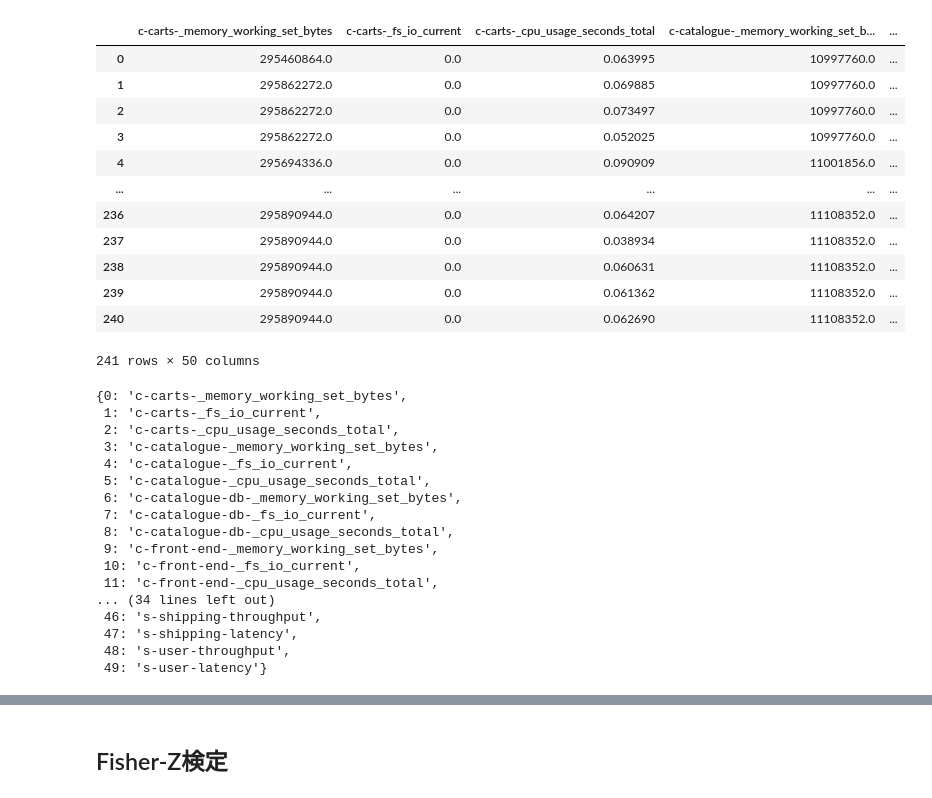
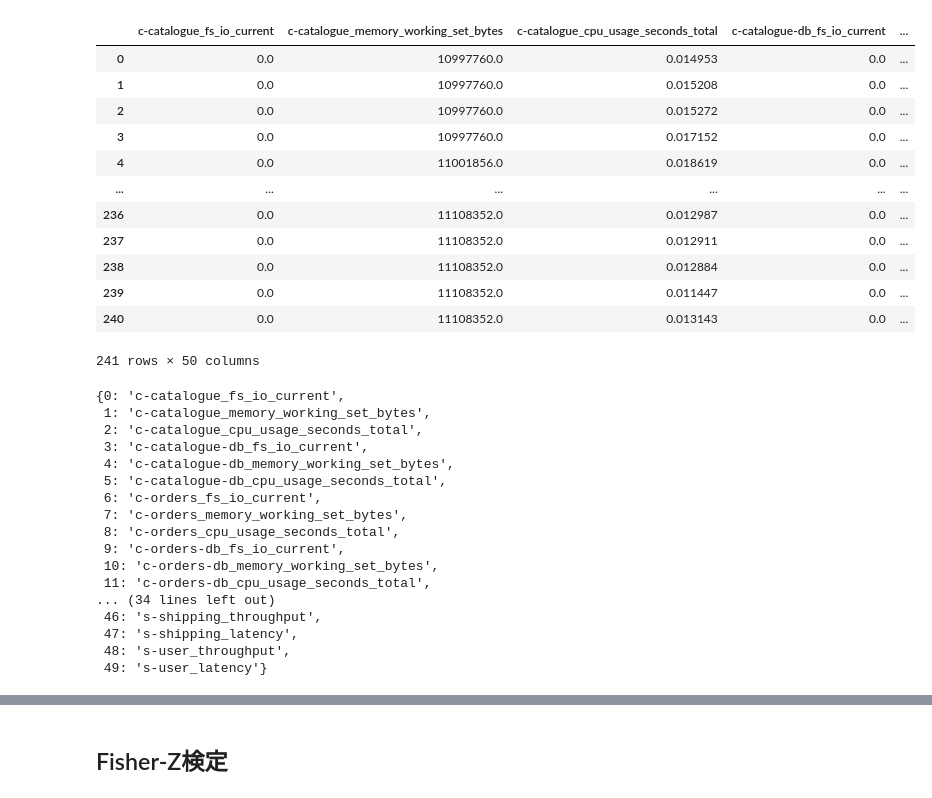
Before and after one commit to tsurubee/causal-discovery, a Jupyter notebook: microservices-demo/pc-algorithm.ipynb, the cells around one changed output, grey strips where cells are left out. Drawn from its saved outputs; the diff is of its cells as text; code cells hidden in the pictures.

```diff
--- a/microservices-demo/pc-algorithm.ipynb
+++ b/microservices-demo/pc-algorithm.ipynb
@@ -5,4 +6,12 @@ import pandas as pd
 # %%
-DATA_FILE = "20200807_user-db_cpu-load_02.json"
+DATA_FILE = "./data/20200807_user-db_cpu-load_03.json"
 TARGET_DATA = {"containers": ["container_cpu_usage_seconds_total", "container_fs_io_current", "container_memory_working_set_bytes", "container_network_receive_bytes_total", "container_network_transmit_bytes_total"],
                "services": ["throughput", "latency"]}
+               #"nodes": ["node_cpu_seconds_total", "node_disk_io_now", "node_filesystem_avail_bytes", "node_memory_MemAvailable_bytes", "node_network_receive_bytes_total", "node_network_transmit_bytes_total"]}
+
+raw_data = pd.read_json(DATA_FILE)
+raw_data
+#for s in raw_data["services"]["carts"]:
+#    print(s["metric_name"])
+#for c in raw_data["containers"]["carts"]:
+#    print(c["metric_name"])
@@ -30,26 +36,28 @@ raw_data
 # %%
 # Prepare data matrix
 data_df = pd.DataFrame()
 for target in TARGET_DATA:
     for t in raw_data[target].dropna():
         for metric in t:
             if metric["metric_name"] in TARGET_DATA[target]:
-                column_name = "{}-{}-{}".format(target[0], metric["{}_name".format(target[:-1])], metric["metric_name"].replace("container", ""))
+                metric_name = metric["metric_name"].replace("container_", "").replace("node_", "")
+                target_name = metric["{}_name".format(target[:-1])].replace("gke-microservices-experi-default-pool-", "")
+                column_name = "{}-{}_{}".format(target[0], target_name, metric_name)
                 data_df[column_name] = np.array(metric["values"], dtype=np.float64)[:, 1]
 data_df
 # %% [output]
-|  | c-carts-_memory_working_set_bytes | c-carts-_fs_io_current | c-carts-_cpu_usage_seconds_total | c-catalogue-_memory_working_set_b... | ... |
-| 0 | 295460864.0 | 0.0 | 0.063995 | 10997760.0 | ... |
-| 1 | 295862272.0 | 0.0 | 0.069885 | 10997760.0 | ... |
-| 2 | 295862272.0 | 0.0 | 0.073497 | 10997760.0 | ... |
-| 3 | 295862272.0 | 0.0 | 0.052025 | 10997760.0 | ... |
-| 4 | 295694336.0 | 0.0 | 0.090909 | 11001856.0 | ... |
+|  | c-catalogue_fs_io_current | c-catalogue_memory_working_set_bytes | c-catalogue_cpu_usage_seconds_total | c-catalogue-db_fs_io_current | ... |
+| 0 | 0.0 | 10997760.0 | 0.014953 | 0.0 | ... |
+| 1 | 0.0 | 10997760.0 | 0.015208 | 0.0 | ... |
+| 2 | 0.0 | 10997760.0 | 0.015272 | 0.0 | ... |
+| 3 | 0.0 | 10997760.0 | 0.017152 | 0.0 | ... |
+| 4 | 0.0 | 11001856.0 | 0.018619 | 0.0 | ... |
 | ... | ... | ... | ... | ... | ... |
-| 236 | 295890944.0 | 0.0 | 0.064207 | 11108352.0 | ... |
-| 237 | 295890944.0 | 0.0 | 0.038934 | 11108352.0 | ... |
-| 238 | 295890944.0 | 0.0 | 0.060631 | 11108352.0 | ... |
-| 239 | 295890944.0 | 0.0 | 0.061362 | 11108352.0 | ... |
-| 240 | 295890944.0 | 0.0 | 0.062690 | 11108352.0 | ... |
+| 236 | 0.0 | 11108352.0 | 0.012987 | 0.0 | ... |
+| 237 | 0.0 | 11108352.0 | 0.012911 | 0.0 | ... |
+| 238 | 0.0 | 11108352.0 | 0.012884 | 0.0 | ... |
+| 239 | 0.0 | 11108352.0 | 0.011447 | 0.0 | ... |
+| 240 | 0.0 | 11108352.0 | 0.013143 | 0.0 | ... |
 241 rows × 50 columns
 # %%
 labels = {}
@@ -57,20 +65,20 @@ for i in range(len(data_df.columns)):
     labels[i] = data_df.columns[i]
 labels
 # %% [output]
-{0: 'c-carts-_memory_working_set_bytes',
- 1: 'c-carts-_fs_io_current',
- 2: 'c-carts-_cpu_usage_seconds_total',
- 3: 'c-catalogue-_memory_working_set_bytes',
- 4: 'c-catalogue-_fs_io_current',
- 5: 'c-catalogue-_cpu_usage_seconds_total',
- 6: 'c-catalogue-db-_memory_working_set_bytes',
- 7: 'c-catalogue-db-_fs_io_current',
- 8: 'c-catalogue-db-_cpu_usage_seconds_total',
- 9: 'c-front-end-_memory_working_set_bytes',
- 10: 'c-front-end-_fs_io_current',
- 11: 'c-front-end-_cpu_usage_seconds_total',
+{0: 'c-catalogue_fs_io_current',
+ 1: 'c-catalogue_memory_working_set_bytes',
+ 2: 'c-catalogue_cpu_usage_seconds_total',
+ 3: 'c-catalogue-db_fs_io_current',
+ 4: 'c-catalogue-db_memory_working_set_bytes',
+ 5: 'c-catalogue-db_cpu_usage_seconds_total',
+ 6: 'c-orders_fs_io_current',
+ 7: 'c-orders_memory_working_set_bytes',
+ 8: 'c-orders_cpu_usage_seconds_total',
+ 9: 'c-orders-db_fs_io_current',
+ 10: 'c-orders-db_memory_working_set_bytes',
+ 11: 'c-orders-db_cpu_usage_seconds_total',
 ... (34 lines left out)
- 46: 's-shipping-throughput',
- 47: 's-shipping-latency',
- 48: 's-user-throughput',
- 49: 's-user-latency'}
+ 46: 's-shipping_throughput',
+ 47: 's-shipping_latency',
+ 48: 's-user_throughput',
+ 49: 's-user_latency'}
```
Also changed, not shown: parts of 14 cells of this notebook, 3 other files.
